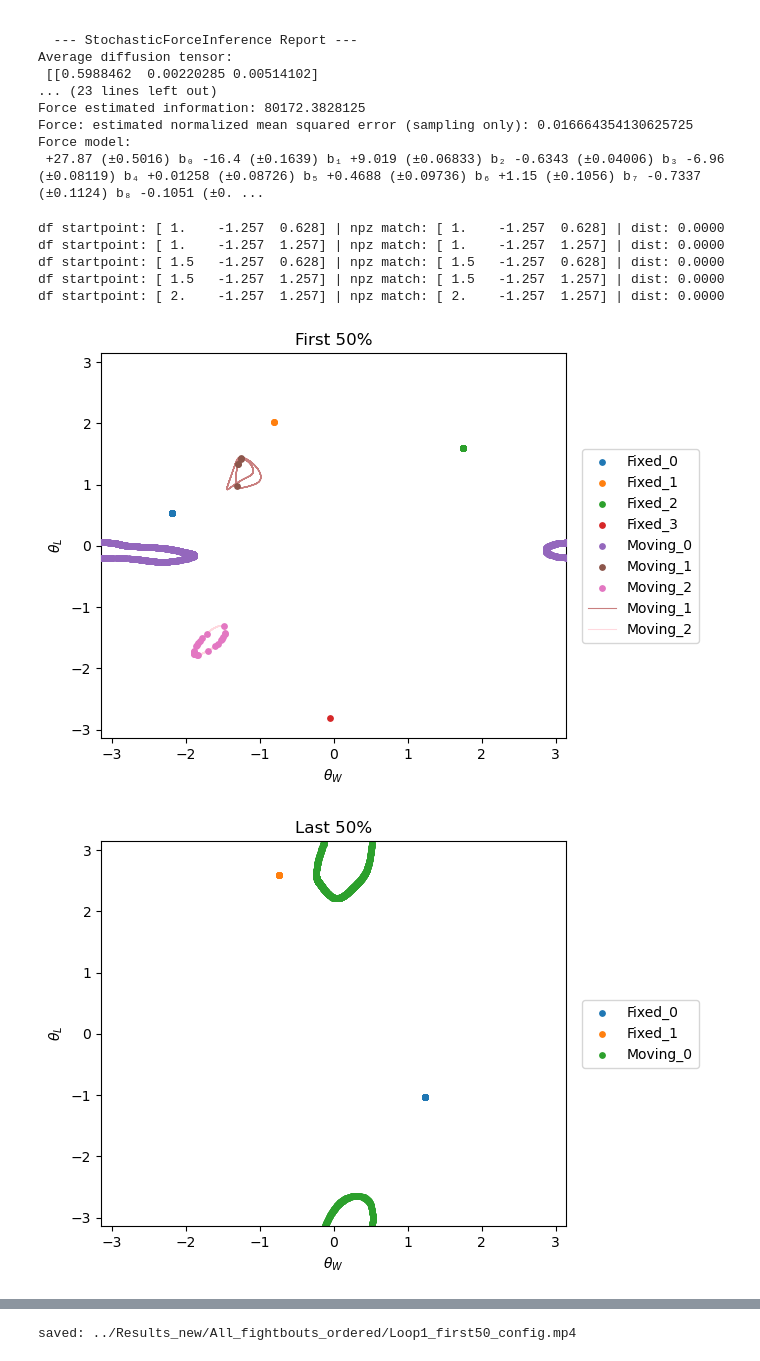
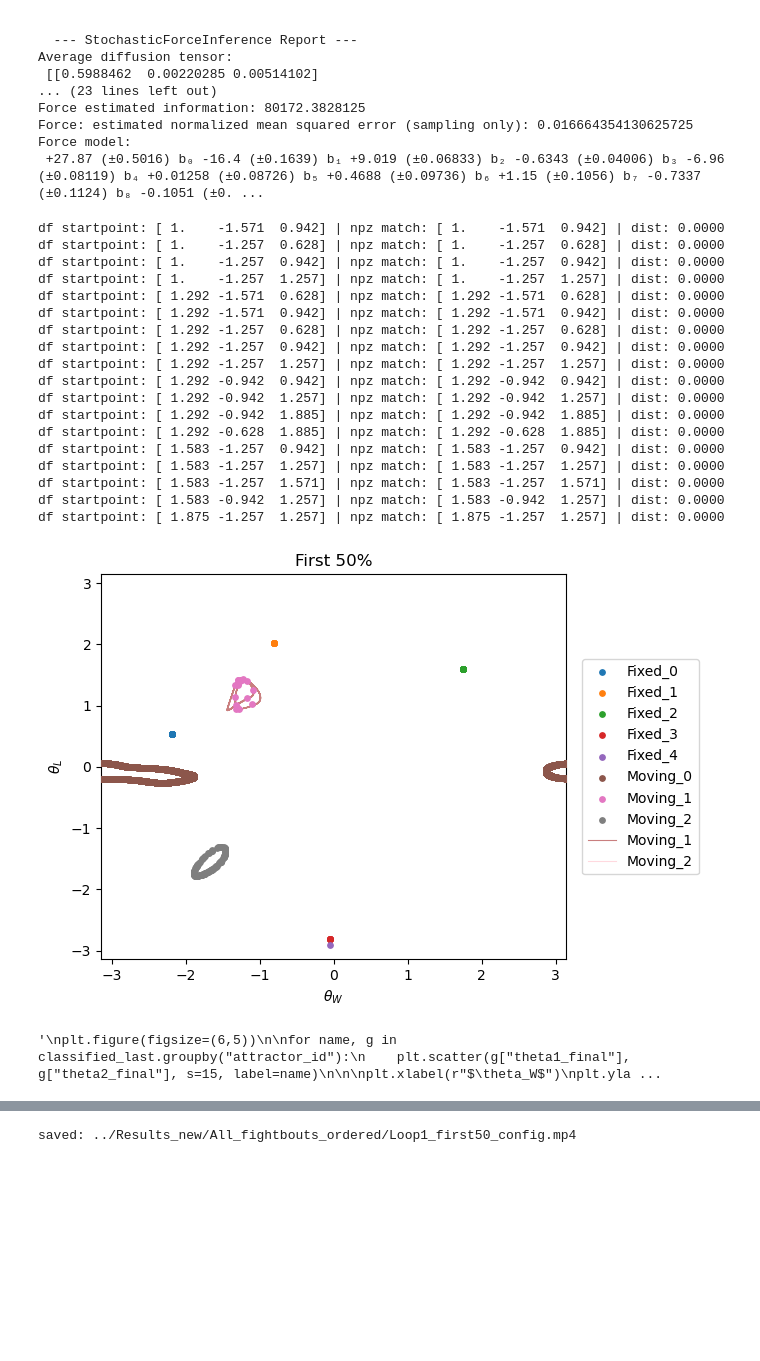
Before and after one commit to Marindevandijk/Thesis-clean, a Jupyter notebook: notebook_exploratory/Analyse_endpoints.ipynb, the cells around one changed output, grey strips where cells are left out. Cells and saved outputs as stored; diff of their text form; code cells hidden in the pictures; blank space fills up the shorter version.

```diff
--- a/notebook_exploratory/Analyse_endpoints.ipynb
+++ b/notebook_exploratory/Analyse_endpoints.ipynb
@@ -595,20 +595,20 @@ exp_id =20
 #result_first = analyze_endpoints_file(f"../Results_new/Exp_{exp_id}_fight2/Endpoints_exp{exp_id}_fight1_first_half.csv")
 #result_last = analyze_endpoints_file(f"../Results_new/Exp_{exp_id}_fight2/Endpoints_exp{exp_id}_fight1_last_half.csv")
 
-Results_first_all = analyze_endpoints_file(f"../Results_new/All_fightbouts_ordered/Endpoints_first_half.csv")
-Results_last_all = analyze_endpoints_file(f"../Results_new/All_fightbouts_ordered/Endpoints_last_half.csv")
+Results_first_all = analyze_endpoints_file(f"../Results_new/All_fightbouts_ordered_morepoints_another/Endpoints_first_half.csv")
+#Results_last_all = analyze_endpoints_file(f"../Results_new/All_fightbouts_ordered/Endpoints_last_half.csv")
 
 classified_first = classify_fixed_and_loops(Results_first_all,eps_loop=1.0,min_samples_loop=1,force_tol=1e-3)
-classified_last = classify_fixed_and_loops(Results_last_all,eps_loop=1.0,min_samples_loop=1,force_tol=1e-3)
-classified_first.to_csv(f'../Results_new/All_fightbouts_ordered/Classified_first.csv')
-classified_last.to_csv(f'../Results_new/All_fightbouts_ordered/Classified_last.csv')
+#classified_last = classify_fixed_and_loops(Results_last_all,eps_loop=1.0,min_samples_loop=1,force_tol=1e-3)
+classified_first.to_csv(f'../Results_new/All_fightbouts_ordered_morepoints_another/Classified_first.csv')
+#classified_last.to_csv(f'../Results_new/All_fightbouts_ordered_morepoints/Classified_last.csv')
 
-data = np.load("../Results_new/All_fightbouts_ordered/endpoint_3000_trajs_first_half.npz")
+data = np.load("../Results_new/All_fightbouts_ordered_morepoints_another/endpoint_3000_trajs_first_half.npz")
 last_trajs = data["last_trajs"]
 startpoints = data["startpoints"]
 endpoints = data["endpoints"]
 
-df = classify_fixed_and_loops(analyze_endpoints_file(f"../Results_new/All_fightbouts_ordered/Endpoints_first_half.csv"))
+df = classify_fixed_and_loops(analyze_endpoints_file(f"../Results_new/All_fightbouts_ordered_morepoints_another/Endpoints_first_half.csv"))
 df = df.reset_index(drop=True)
 
 moving1_df = df[df["attractor_id"] == "Moving_1"].reset_index(drop=True)
@@ -647,38 +647,54 @@ ax.legend(loc="center left", bbox_to_anchor=(1.02, 0.5))
 ax.set_xlim(-np.pi, np.pi)
 ax.set_ylim(-np.pi, np.pi)
 ax.set_title('First 50%')
-fig.savefig(f'../Results_new/All_fightbouts_ordered/Clustered_endpoints_first.png', bbox_inches="tight")
+fig.savefig(f'../Results_new/All_fightbouts_ordered_morepoints_another/Clustered_endpoints_first.png', bbox_inches="tight")
 
 #plt.savefig(f'../Results_new/All_fightbouts_ordered/Clustered_endpoints_first.png', bbox_inches="tight")
 plt.show()
 
 #plt.xlabel(r"$\theta_1$")
 #plt.ylabel(r"$\theta_2$")
 #plt.legend(loc="center left", bbox_to_anchor=(1.02, 0.5))
 #plt.xlim(-np.pi,np.pi)
 #plt.ylim(-np.pi,np.pi)
 #plt.title('First 50%')
 #plt.savefig(f'../Results_new/All_fightbouts_ordered/Clustered_endpoints_first.png',bbox_inches="tight")
 #plt.show()
-
+"""
 plt.figure(figsize=(6,5))
 
 for name, g in classified_last.groupby("attractor_id"):
     plt.scatter(g["theta1_final"], g["theta2_final"], s=15, label=name)
+
 
 plt.xlabel(r"$\theta_W$")
 plt.ylabel(r"$\theta_L$")
 plt.xlim(-np.pi,np.pi)
 plt.ylim(-np.pi,np.pi)
 plt.title('Last 50%')
 plt.legend(loc="center left", bbox_to_anchor=(1.02, 0.5))
 plt.savefig(f'../Results_new/All_fightbouts_ordered/Clustered_endpoints_last.png',bbox_inches="tight")
 plt.show()
+
+"""
 # %% [output]
+df startpoint: [ 1.    -1.571  0.942] | npz match: [ 1.    -1.571  0.942] | dist: 0.0000
 df startpoint: [ 1.    -1.257  0.628] | npz match: [ 1.    -1.257  0.628] | dist: 0.0000
+df startpoint: [ 1.    -1.257  0.942] | npz match: [ 1.    -1.257  0.942] | dist: 0.0000
 df startpoint: [ 1.    -1.257  1.257] | npz match: [ 1.    -1.257  1.257] | dist: 0.0000
-df startpoint: [ 1.5   -1.257  0.628] | npz match: [ 1.5   -1.257  0.628] | dist: 0.0000
-df startpoint: [ 1.5   -1.257  1.257] | npz match: [ 1.5   -1.257  1.257] | dist: 0.0000
-df startpoint: [ 2.    -1.257  1.257] | npz match: [ 2.    -1.257  1.257] | dist: 0.0000
+df startpoint: [ 1.292 -1.571  0.628] | npz match: [ 1.292 -1.571  0.628] | dist: 0.0000
+df startpoint: [ 1.292 -1.571  0.942] | npz match: [ 1.292 -1.571  0.942] | dist: 0.0000
+df startpoint: [ 1.292 -1.257  0.628] | npz match: [ 1.292 -1.257  0.628] | dist: 0.0000
+df startpoint: [ 1.292 -1.257  0.942] | npz match: [ 1.292 -1.257  0.942] | dist: 0.0000
+df startpoint: [ 1.292 -1.257  1.257] | npz match: [ 1.292 -1.257  1.257] | dist: 0.0000
+df startpoint: [ 1.292 -0.942  0.942] | npz match: [ 1.292 -0.942  0.942] | dist: 0.0000
+df startpoint: [ 1.292 -0.942  1.257] | npz match: [ 1.292 -0.942  1.257] | dist: 0.0000
+df startpoint: [ 1.292 -0.942  1.885] | npz match: [ 1.292 -0.942  1.885] | dist: 0.0000
+df startpoint: [ 1.292 -0.628  1.885] | npz match: [ 1.292 -0.628  1.885] | dist: 0.0000
+df startpoint: [ 1.583 -1.257  0.942] | npz match: [ 1.583 -1.257  0.942] | dist: 0.0000
+df startpoint: [ 1.583 -1.257  1.257] | npz match: [ 1.583 -1.257  1.257] | dist: 0.0000
+df startpoint: [ 1.583 -1.257  1.571] | npz match: [ 1.583 -1.257  1.571] | dist: 0.0000
+df startpoint: [ 1.583 -0.942  1.257] | npz match: [ 1.583 -0.942  1.257] | dist: 0.0000
+df startpoint: [ 1.875 -1.257  1.257] | npz match: [ 1.875 -1.257  1.257] | dist: 0.0000
-[figure, old version]
+[figure, new version]
-[figure, removed]
+'\nplt.figure(figsize=(6,5))\n\nfor name, g in classified_last.groupby("attractor_id"):\n    plt.scatter(g["theta1_final"], g["theta2_final"], s=15, label=name)\n\n\nplt.xlabel(r"$\theta_W$")\nplt.yla ...
```
Also changed, not shown: parts of 6 cells of this notebook, 4 other files.
